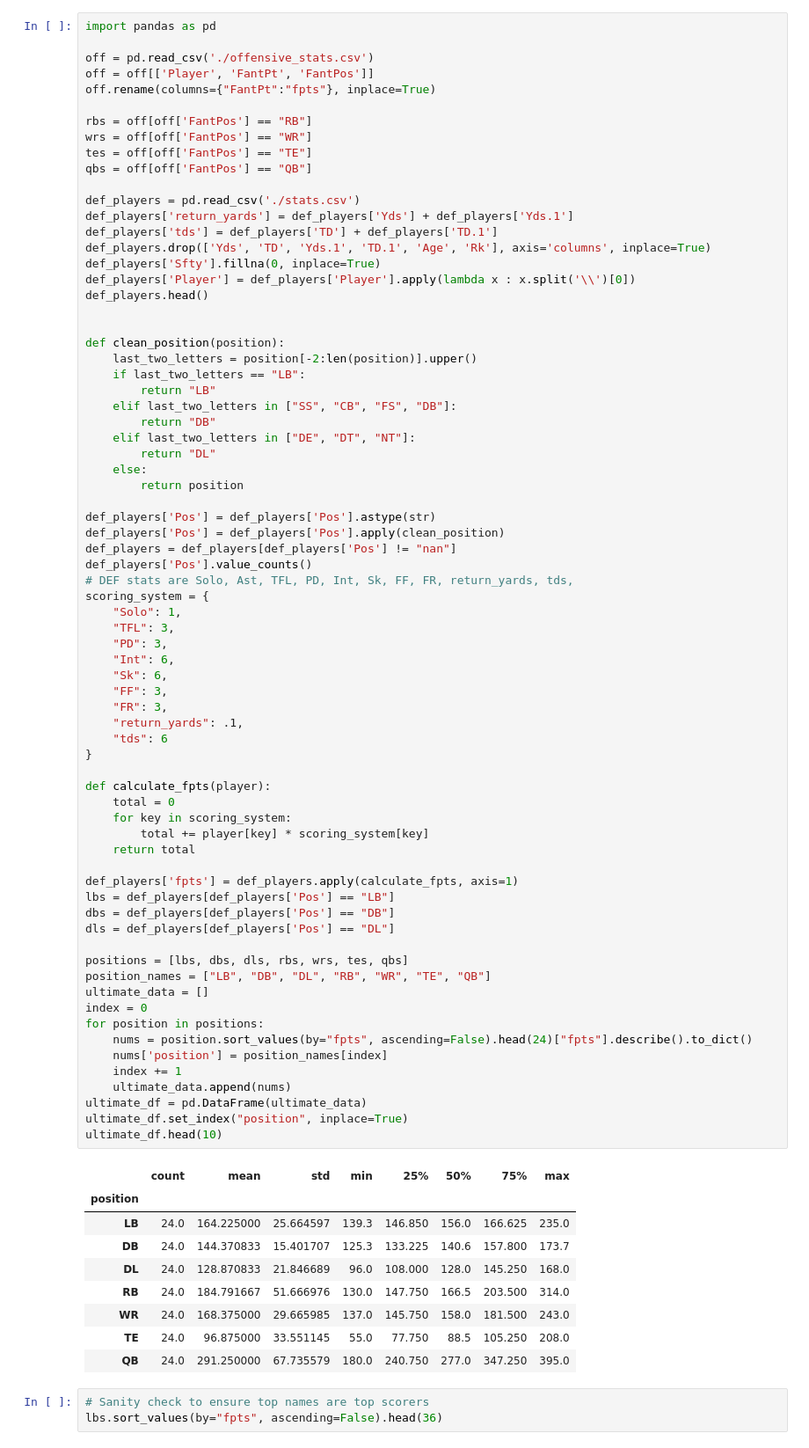
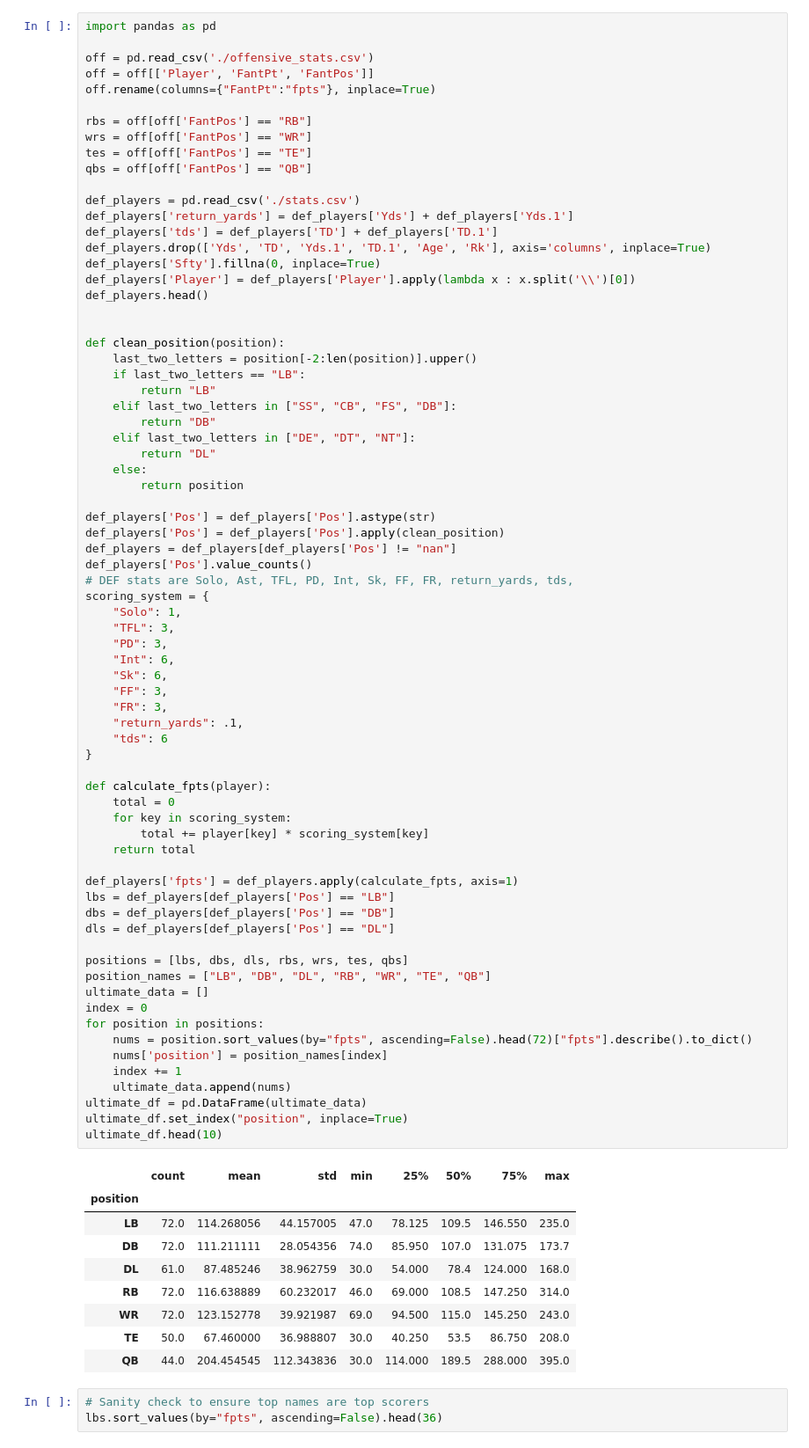
Before and after one commit to ryan-the-brodsky/league-scoring-analysis, a Jupyter notebook: idp_stat_balancing.ipynb, the cells around one changed output. Shown at 88% size. Cells and saved outputs as stored; diff of their text form.

```diff
--- a/idp_stat_balancing.ipynb
+++ b/idp_stat_balancing.ipynb
@@ -45,41 +45,41 @@ scoring_system = {
     "FR": 3,
     "return_yards": .1,
     "tds": 6
 }
 
 def calculate_fpts(player):
     total = 0
     for key in scoring_system:
         total += player[key] * scoring_system[key]
     return total
 
 def_players['fpts'] = def_players.apply(calculate_fpts, axis=1)
 lbs = def_players[def_players['Pos'] == "LB"]
 dbs = def_players[def_players['Pos'] == "DB"]
 dls = def_players[def_players['Pos'] == "DL"]
 
 positions = [lbs, dbs, dls, rbs, wrs, tes, qbs]
 position_names = ["LB", "DB", "DL", "RB", "WR", "TE", "QB"]
 ultimate_data = []
 index = 0
 for position in positions:
-    nums = position.sort_values(by="fpts", ascending=False).head(24)["fpts"].describe().to_dict()
+    nums = position.sort_values(by="fpts", ascending=False).head(72)["fpts"].describe().to_dict()
     nums['position'] = position_names[index]
     index += 1
     ultimate_data.append(nums)
 ultimate_df = pd.DataFrame(ultimate_data)
 ultimate_df.set_index("position", inplace=True)
 ultimate_df.head(10)
 # %% [output]
 |  | count | mean | std | min | 25% | 50% | 75% | max |
 | position |  |  |  |  |  |  |  |  |
-| LB | 24.0 | 164.225000 | 25.664597 | 139.3 | 146.850 | 156.0 | 166.625 | 235.0 |
-| DB | 24.0 | 144.370833 | 15.401707 | 125.3 | 133.225 | 140.6 | 157.800 | 173.7 |
-| DL | 24.0 | 128.870833 | 21.846689 | 96.0 | 108.000 | 128.0 | 145.250 | 168.0 |
-| RB | 24.0 | 184.791667 | 51.666976 | 130.0 | 147.750 | 166.5 | 203.500 | 314.0 |
-| WR | 24.0 | 168.375000 | 29.665985 | 137.0 | 145.750 | 158.0 | 181.500 | 243.0 |
-| TE | 24.0 | 96.875000 | 33.551145 | 55.0 | 77.750 | 88.5 | 105.250 | 208.0 |
-| QB | 24.0 | 291.250000 | 67.735579 | 180.0 | 240.750 | 277.0 | 347.250 | 395.0 |
+| LB | 72.0 | 114.268056 | 44.157005 | 47.0 | 78.125 | 109.5 | 146.550 | 235.0 |
+| DB | 72.0 | 111.211111 | 28.054356 | 74.0 | 85.950 | 107.0 | 131.075 | 173.7 |
+| DL | 61.0 | 87.485246 | 38.962759 | 30.0 | 54.000 | 78.4 | 124.000 | 168.0 |
+| RB | 72.0 | 116.638889 | 60.232017 | 46.0 | 69.000 | 108.5 | 147.250 | 314.0 |
+| WR | 72.0 | 123.152778 | 39.921987 | 69.0 | 94.500 | 115.0 | 145.250 | 243.0 |
+| TE | 50.0 | 67.460000 | 36.988807 | 30.0 | 40.250 | 53.5 | 86.750 | 208.0 |
+| QB | 44.0 | 204.454545 | 112.343836 | 30.0 | 114.000 | 189.5 | 288.000 | 395.0 |
 # %%
 # Sanity check to ensure top names are top scorers
 lbs.sort_values(by="fpts", ascending=False).head(36)
```
Also changed, not shown: 1 other file.
